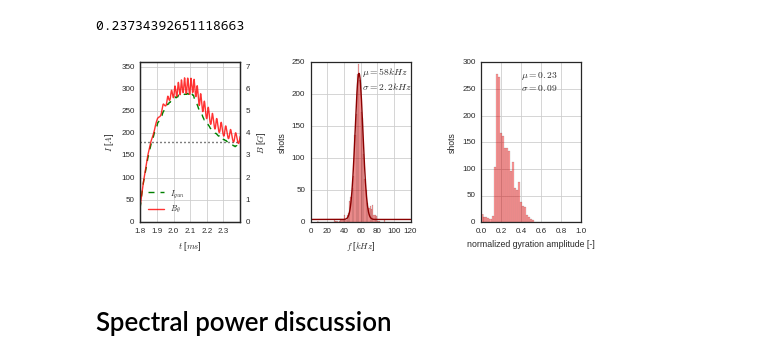
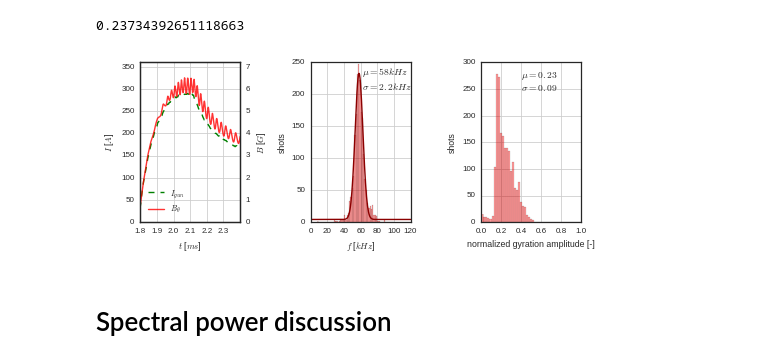
Before and after one commit to jensv/relative_canonical_helicity, a Jupyter notebook: thesis_figures/thesis_figures.ipynb, the cells around one changed output. Drawn from its saved outputs; the diff is of its cells as text; code cells hidden in the pictures.

```diff
--- a/thesis_figures/thesis_figures.ipynb
+++ b/thesis_figures/thesis_figures.ipynb
@@ -181,7 +181,7 @@ axes2.plot(bias_current_time[20000:55000]*1e3,
            fiducial_a*factor, c='red', alpha=0.8,
            label=r'$B_{\theta}$')
 
-axes1[0].axhline(180, c='black', ls=':')
+#axes1[0].axhline(220, c='black', ls=':')
 
 lines1, labels1 = axes1[0].get_legend_handles_labels()
 lines2, labels2 = axes2.get_legend_handles_labels()
@@ -192,34 +192,34 @@ axes1[0].legend(lines1 + lines2, labels1 + labels2, loc='best')
 axes1[0].set_xlim(1.8, 2.4)
 axes1[0].set_ylim(0, 360)
 axes2.set_ylim(0, 7.2)
 axes1[0].grid()
 axes1[0].set_xlabel(r"$t$ [$ms$]")
 axes1[0].set_ylabel(r"$I$ [$A$]")
 axes2.set_ylabel(r"$B$ [$G$]")
 
 axes1[1].plot(np.linspace(0, 120, 200), fit_func_pure_gauss(np.linspace(0, 120, 200), *parameters), color='darkred')
 
 axes1[1] = sns.distplot(gyration_frequency/1e3, axlabel=r'$f$ [$kHz$]', kde=False, bins=bins, color='red', ax=axes1[1])
 axes1[1].set_ylabel('shots')
 axes1[1].set_xlabel(r'$f$ [$kHz$]')
 axes1[1].text(62, 210, (r"$\mu = 58 kHz$"
                     "\n"
                     r"$\sigma=2.2 kHz$"))
 axes1[1].grid()
 
 
 axes1[2] = sns.distplot(amplitudes, axlabel=r'normalized gyration amplitude [-]', color='red', kde=False, ax=axes1[2])
 axes1[2].set_ylabel('shots')
 axes1[2].text(0.4, 250, (r"$\mu = 0.23$"
                     "\n"
                     r"$\sigma=0.09$"))
 axes1[2].grid()
 
 fig.tight_layout()
 plt.show()
 fig.savefig('gyration_onset.png', dpi=600)
 # %% [output]
-[figure, old version]
+[figure, new version]
 # %% [markdown]
 # Spectral power discussion
 # %%
```
Also changed, not shown: parts of 16 cells of this notebook, 8 other files.
